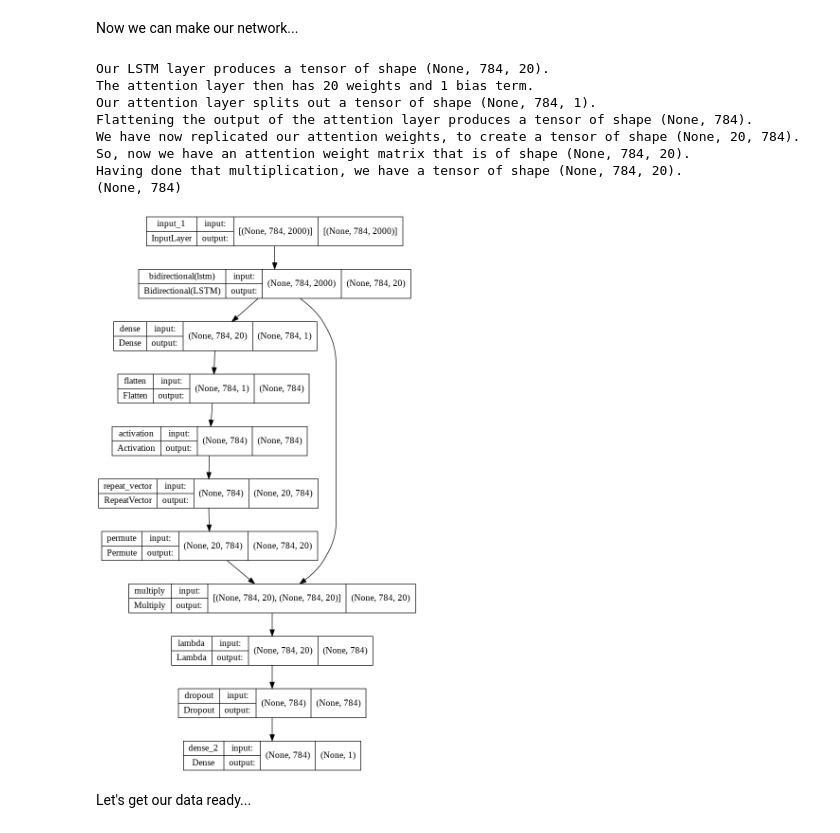
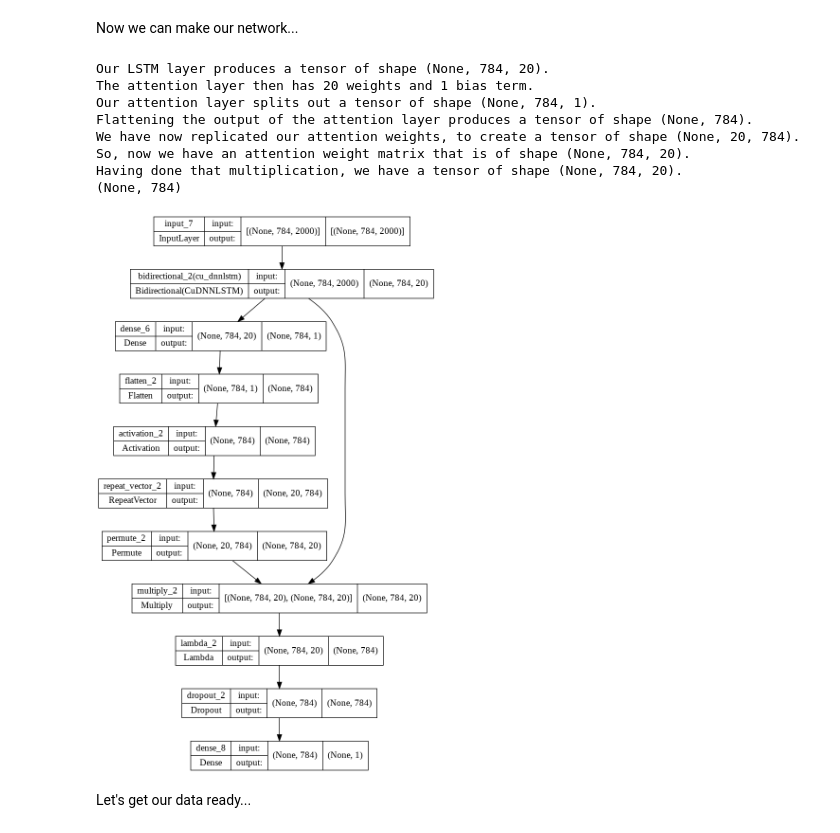
Before and after one commit to ymei9/BA865-2022, a Jupyter notebook: Week 6/6.7 - RNN for Text with Attention.ipynb, the cells around one changed output. Drawn from its saved outputs; the diff is of its cells as text; code cells hidden in the pictures.

```diff
--- a/Week 6/6.7 - RNN for Text with Attention.ipynb
+++ b/Week 6/6.7 - RNN for Text with Attention.ipynb
@@ -58,7 +58,7 @@ print(one_hot.shape)
 Now we can make our network...
 # %%
 from keras import backend as K
-from keras.layers import Flatten, Activation, RepeatVector, Permute, Multiply, Lambda, Dense, merge
+from keras.layers import Flatten, Activation, RepeatVector, Permute, Multiply, Lambda, Dense, merge, CuDNNLSTM
 
 def build_model():
     # Now, let's start specifying our model...
@@ -67,7 +67,7 @@ def build_model():
     # The LSTM will yield, for each sequence, a new representation for each element (you can think about these as new 'history-aware' word embeddings)
     # If we have many LSTM units, it will have the ability to learn many alternative embedding (think about these like many different filters in CNN - many different reprensentations can be learned).
     # So, we end up with word embeddings in a 10 dimensional space, instead of the original 2000-dimensional hot encoded space.
-    lstm_output = layers.Bidirectional(keras.layers.LSTM(10, return_sequences=True))(inputs)
+    lstm_output = layers.Bidirectional(CuDNNLSTM(10, return_sequences=True))(inputs)
     print(f'Our LSTM layer produces a tensor of shape {lstm_output.shape}.')
 
     # NOTE: This dense node isn't receiving a vector, it's receiving a 2D matrix.
@@ -108,34 +108,34 @@ def build_model():
     print(f'So, now we have an attention weight matrix that is of shape {transpose.shape}.')
 
     # Finally, mulitply our LSTM output with the attention weight matrix. Each 20-dim vector embedding will be amplified or shrunk.
     # merge.Multiply() does element-wise multiplication, i.e., amplify (blow up) or attenuate the sequence element, toward 0.
     multiply = merge.Multiply()([lstm_output, transpose])
     print(f'Having done that multiplication, we have a tensor of shape {multiply.shape}.')
 
     # Finally, we get our 'attention-adjusted' representations of each position in the sequence.
     # Wait, what... we are summing over the 784 positions? We end up with 20 values here.
     sum = Lambda(lambda values: K.sum(values, axis=2))(multiply)
     print(sum.shape)
 
     x = keras.layers.Dropout(0.5)(sum)
     outputs = keras.layers.Dense(1, activation="sigmoid")(x)
 
     model = keras.Model(inputs,outputs)
     model.compile(optimizer="rmsprop",loss="binary_crossentropy",metrics=['accuracy'])
     return model
 
 model = build_model()
 keras.utils.plot_model(model,show_shapes=True)
 # %% [output]
 Our LSTM layer produces a tensor of shape (None, 784, 20).
 The attention layer then has 20 weights and 1 bias term.
 Our attention layer splits out a tensor of shape (None, 784, 1).
 Flattening the output of the attention layer produces a tensor of shape (None, 784).
 We have now replicated our attention weights, to create a tensor of shape (None, 20, 784).
 So, now we have an attention weight matrix that is of shape (None, 784, 20).
 Having done that multiplication, we have a tensor of shape (None, 784, 20).
 (None, 784)
-[figure, old version]
+[figure, new version]
 # %% [markdown]
 Let's get our data ready...
 # %%
```
Also changed, not shown: parts of 8 cells of this notebook, 3 other files.
